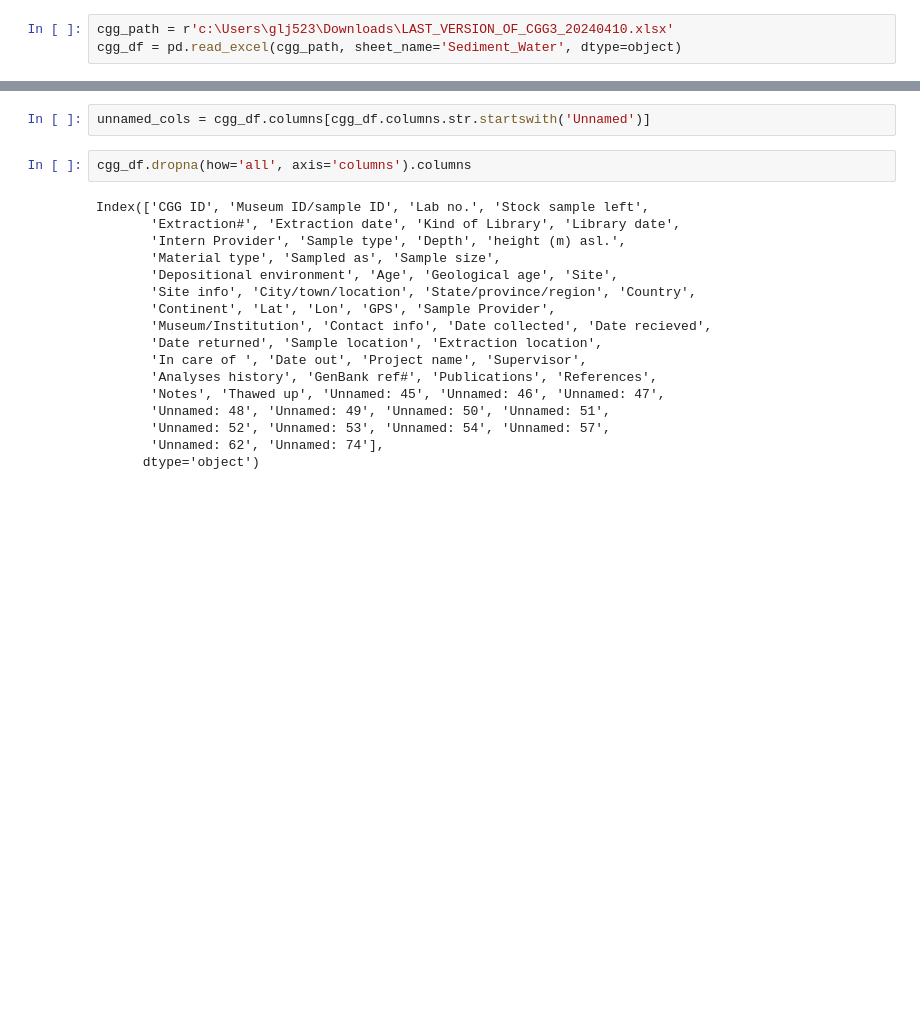
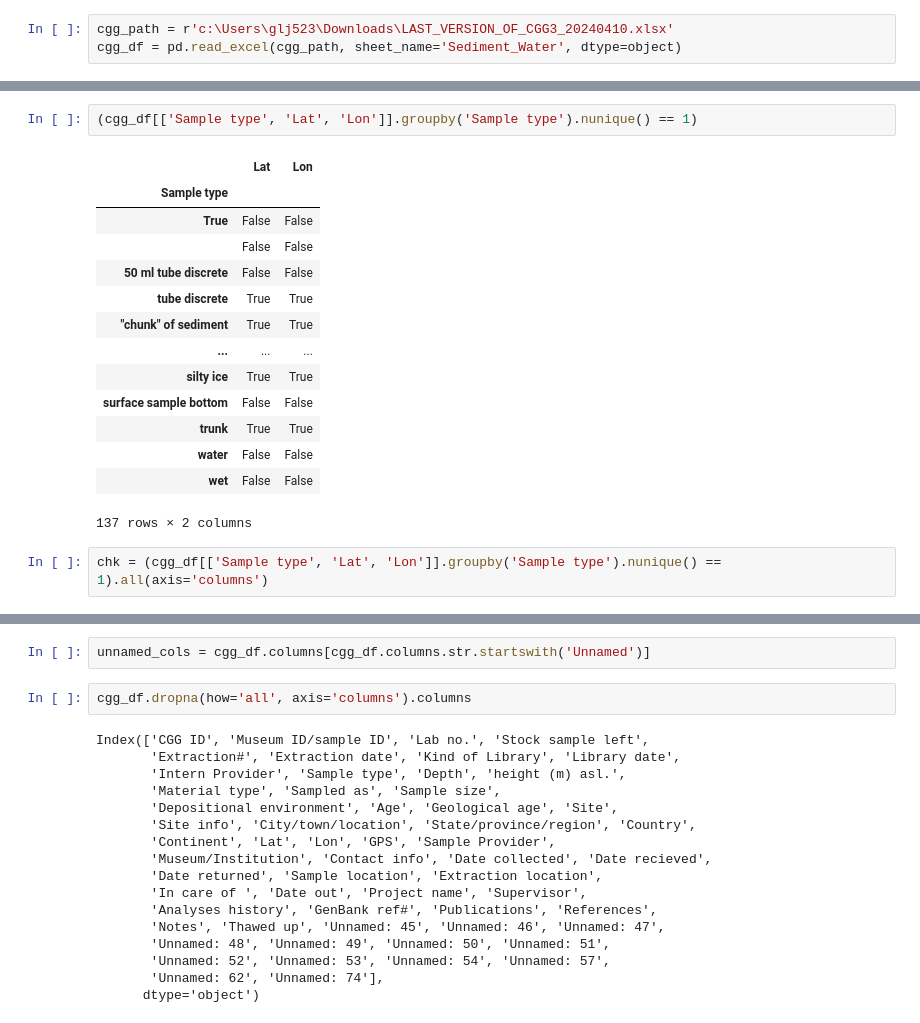
Before and after one commit to magnujo/gg-metadatabase-ui, a Jupyter notebook: playground.ipynb, the cells around one changed output, grey strips where cells are left out. Saved outputs shown, nothing was run; the diff lists cells and outputs as text; blank space fills up the shorter version.

```diff
--- a/playground.ipynb
+++ b/playground.ipynb
@@ -13,0 +39,19 @@ cgg_df = pd.read_excel(cgg_path, sheet_name='Sediment_Water', dtype=object)
+# %%
+(cgg_df[['Sample type', 'Lat', 'Lon']].groupby('Sample type').nunique() == 1)
+# %% [output]
+|  | Lat | Lon |
+| Sample type |  |  |
+| True | False | False |
+|  | False | False |
+| 50 ml tube discrete | False | False |
+| tube discrete | True | True |
+| "chunk" of sediment | True | True |
+| ... | ... | ... |
+| silty ice | True | True |
+| surface sample bottom | False | False |
+| trunk | True | True |
+| water | False | False |
+| wet | False | False |
+137 rows × 2 columns
+# %%
+chk = (cgg_df[['Sample type', 'Lat', 'Lon']].groupby('Sample type').nunique() == 1).all(axis='columns')
```
Also changed, not shown: parts of 10 cells of this notebook, 1 other file.
